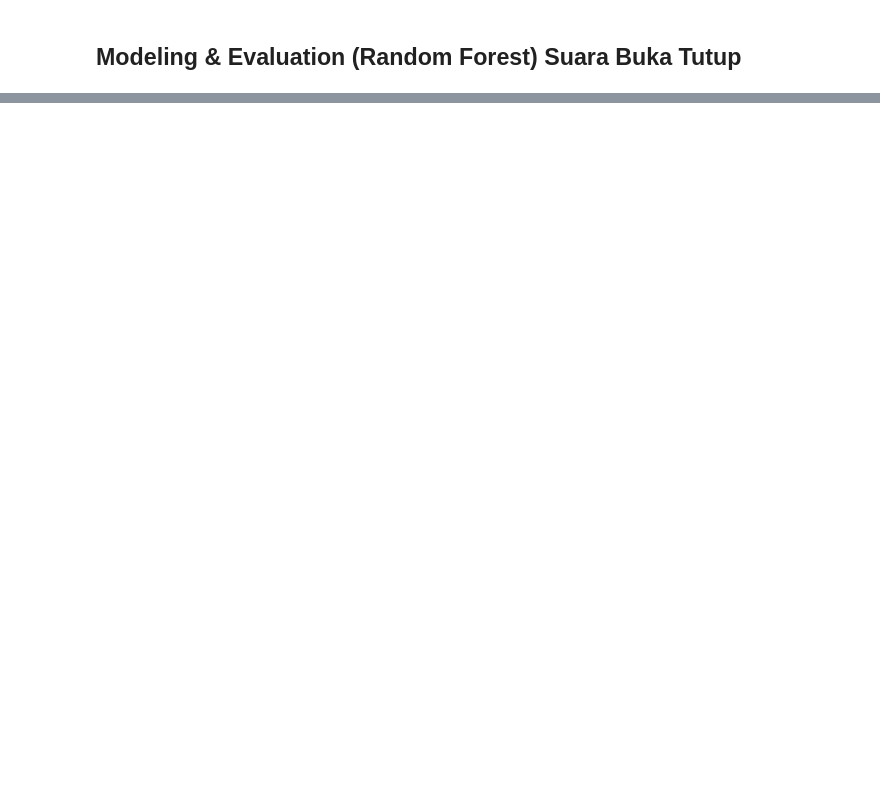
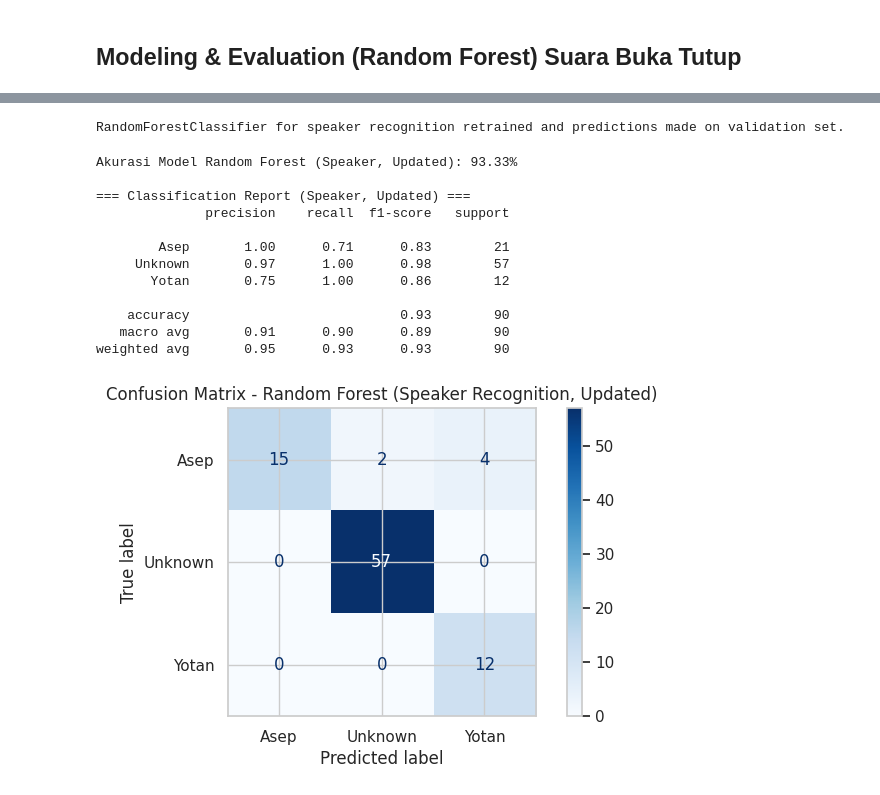
Before and after one commit to Yotan123/psd, a Jupyter notebook: _sources/Suaralanjutana.ipynb, the cells around one changed output, grey strips where cells are left out. Saved outputs shown, nothing was run; the diff lists cells and outputs as text; code cells hidden in the pictures; blank space fills up the shorter version.

```diff
--- a/_sources/Suaralanjutana.ipynb
+++ b/_sources/Suaralanjutana.ipynb
@@ -207,0 +532,35 @@ print("Pembagian data train dan validation selesai.")
+# %%
+speaker_rf_model_updated = RandomForestClassifier(random_state=42, n_jobs=-1)
+speaker_rf_model_updated.fit(X_train_speaker, y_train_speaker)
+y_pred_speaker_updated = speaker_rf_model_updated.predict(X_val_speaker)
+
+print("RandomForestClassifier for speaker recognition retrained and predictions made on validation set.")
+# %% [output]
+RandomForestClassifier for speaker recognition retrained and predictions made on validation set.
+# %%
+acc_speaker_updated = accuracy_score(y_val_speaker, y_pred_speaker_updated)
+print(f"Akurasi Model Random Forest (Speaker, Updated): {acc_speaker_updated*100:.2f}%\n")
+
+print("=== Classification Report (Speaker, Updated) ===")
+print(classification_report(y_val_speaker, y_pred_speaker_updated))
+
+# Confusion Matrix
+cm_speaker_updated = confusion_matrix(y_val_speaker, y_pred_speaker_updated, labels=speaker_rf_model_updated.classes_)
+disp_speaker_updated = ConfusionMatrixDisplay(confusion_matrix=cm_speaker_updated, display_labels=speaker_rf_model_updated.classes_)
+disp_speaker_updated.plot(cmap='Blues')
+plt.title("Confusion Matrix - Random Forest (Speaker Recognition, Updated)")
+plt.show()
+# %% [output]
+Akurasi Model Random Forest (Speaker, Updated): 93.33%
+
+=== Classification Report (Speaker, Updated) ===
+              precision    recall  f1-score   support
+
+        Asep       1.00      0.71      0.83        21
+     Unknown       0.97      1.00      0.98        57
+       Yotan       0.75      1.00      0.86        12
+
+    accuracy                           0.93        90
+   macro avg       0.91      0.90      0.89        90
+weighted avg       0.95      0.93      0.93        90
+[figure, added]
```
Also changed, not shown: parts of 30 cells of this notebook, 9 other files.
